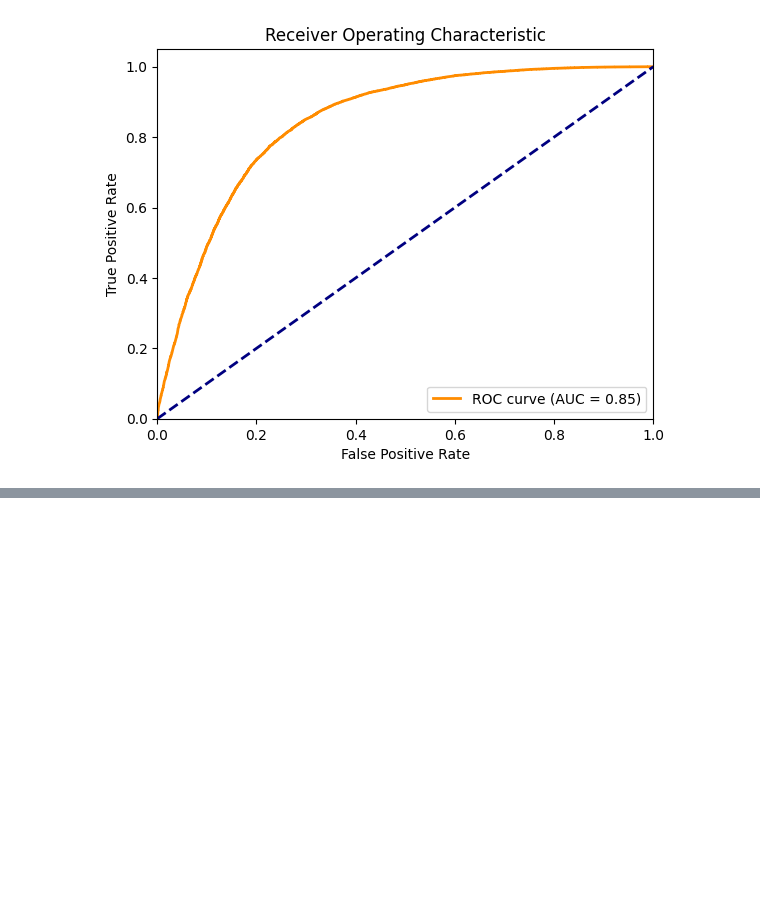
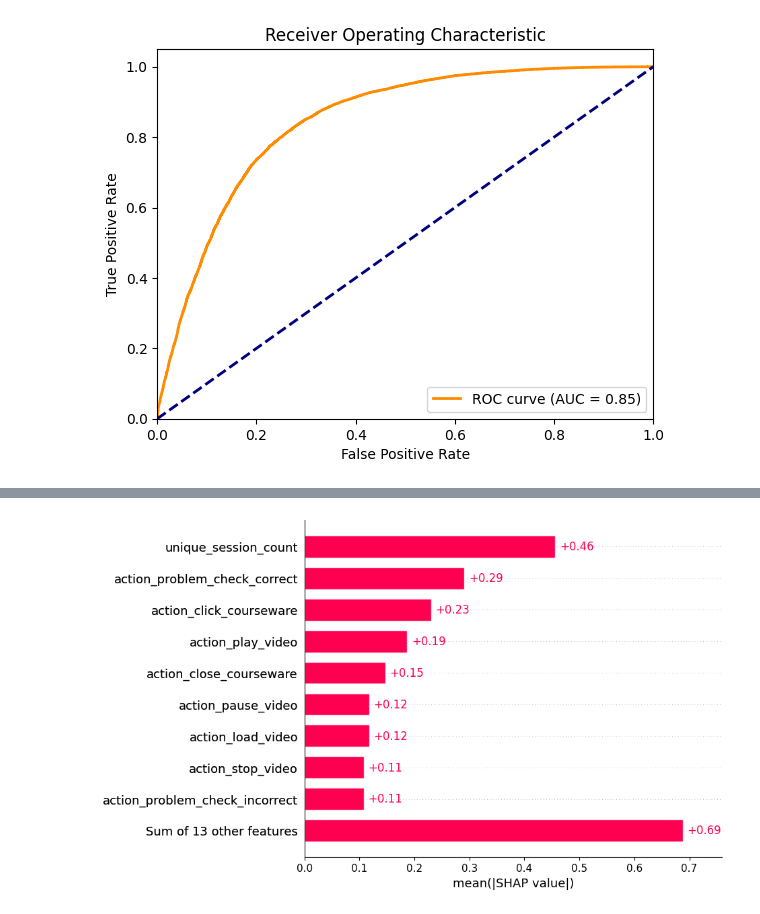
Before and after one commit to anasnofal/kaggle-notebooks-, a Jupyter notebook: trial-notebook.ipynb, the cells around one changed output, grey strips where cells are left out. Saved outputs shown, nothing was run; the diff lists cells and outputs as text; code cells hidden in the pictures; blank space fills up the shorter version.

```diff
--- a/trial-notebook.ipynb
+++ b/trial-notebook.ipynb
@@ -305,3 +331,5 @@ Confusion Matrix:
 # %%
-# shap.plots.bar(shap_values)
+shap.plots.bar(shap_values)
+# %% [output]
+[figure, added]
 # %%
```
Also changed, not shown: parts of 6 cells of this notebook.
